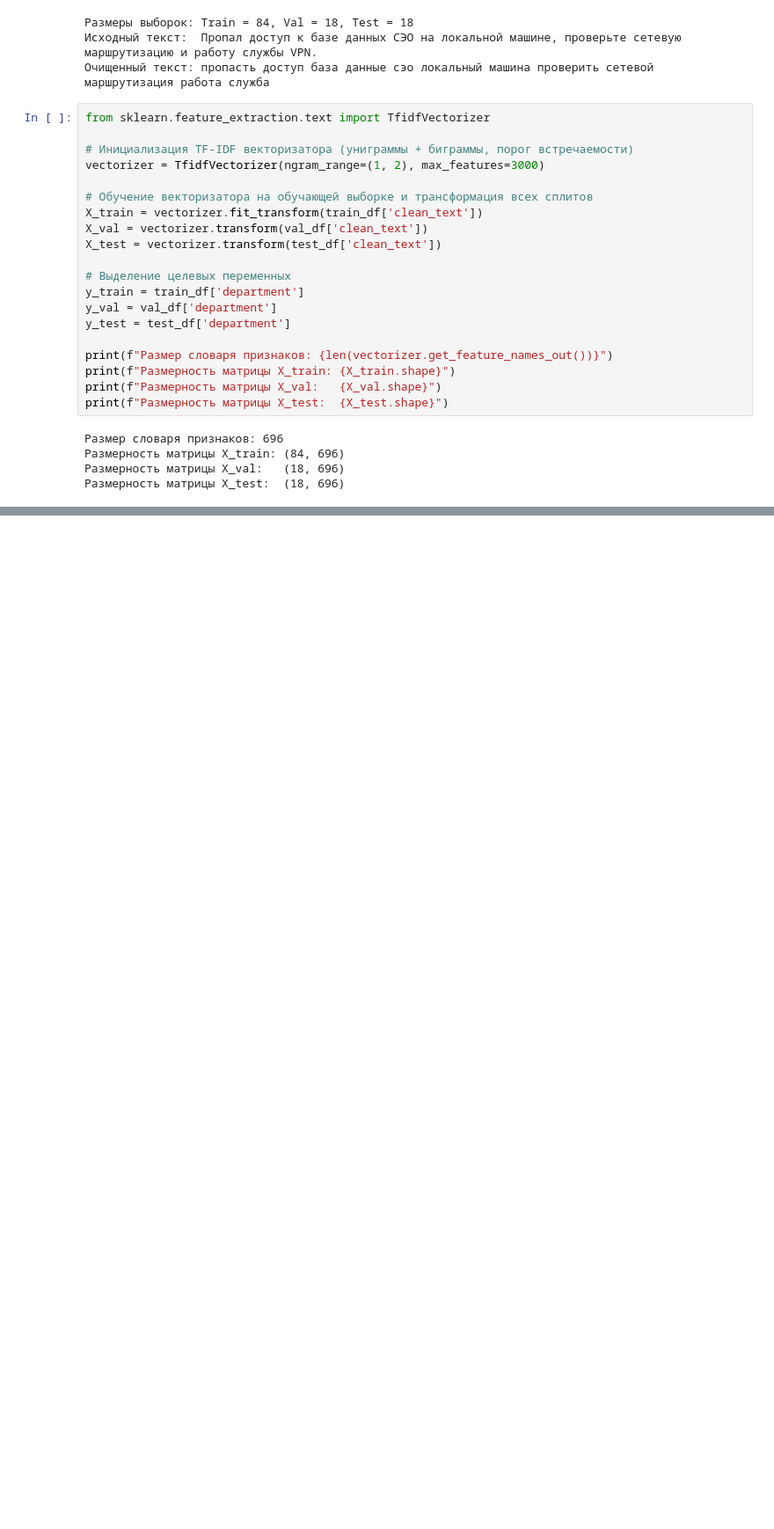
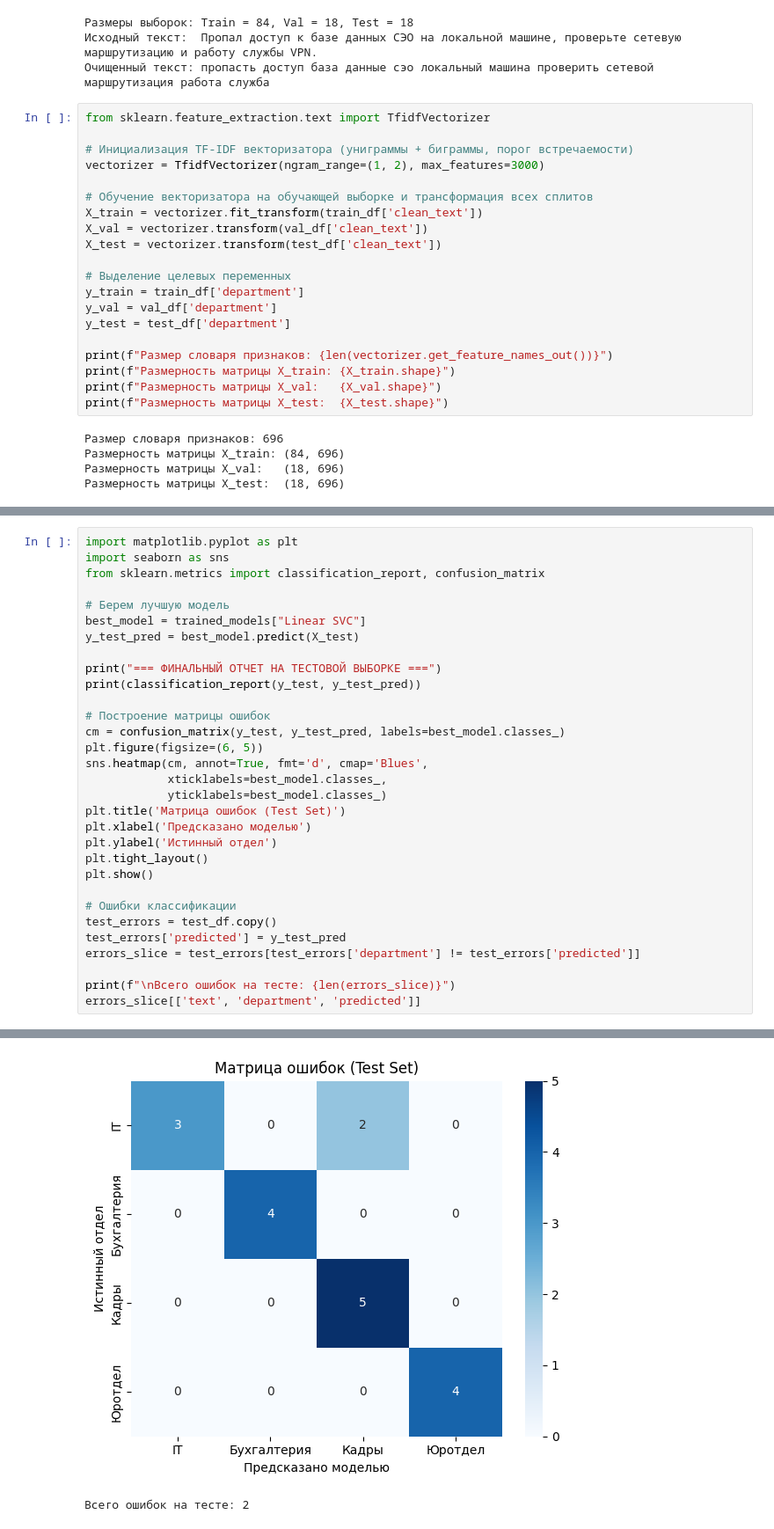
Before and after one commit to ilovemadfenmobile18-lab/doc-classification-ml, a Jupyter notebook: notebooks/01_eda_and_preprocessing.ipynb, the cells around one changed output, grey strips where cells are left out. Shown at 88% size. Drawn from its saved outputs; the diff is of its cells as text; blank space fills up the shorter version.

Commit message:
feat: evaluate models and compute confusion matrix

```diff
--- a/notebooks/01_eda_and_preprocessing.ipynb
+++ b/notebooks/01_eda_and_preprocessing.ipynb
@@ -120,0 +163,32 @@ print(f"Размерность матрицы X_test:  {X_test.shape}")
+# %%
+import matplotlib.pyplot as plt
+import seaborn as sns
+from sklearn.metrics import classification_report, confusion_matrix
+
+# Берем лучшую модель
+best_model = trained_models["Linear SVC"]
+y_test_pred = best_model.predict(X_test)
+
+print("=== ФИНАЛЬНЫЙ ОТЧЕТ НА ТЕСТОВОЙ ВЫБОРКЕ ===")
+print(classification_report(y_test, y_test_pred))
+
+# Построение матрицы ошибок
+cm = confusion_matrix(y_test, y_test_pred, labels=best_model.classes_)
+plt.figure(figsize=(6, 5))
+sns.heatmap(cm, annot=True, fmt='d', cmap='Blues',
+            xticklabels=best_model.classes_,
+            yticklabels=best_model.classes_)
+plt.title('Матрица ошибок (Test Set)')
+plt.xlabel('Предсказано моделью')
+plt.ylabel('Истинный отдел')
+plt.tight_layout()
+plt.show()
+
+# Ошибки классификации
+test_errors = test_df.copy()
+test_errors['predicted'] = y_test_pred
+errors_slice = test_errors[test_errors['department'] != test_errors['predicted']]
+
+print(f"\nВсего ошибок на тесте: {len(errors_slice)}")
+errors_slice[['text', 'department', 'predicted']]
+# %% [output]
@@ -120,0 +206,2 @@ print(f"Размерность матрицы X_test:  {X_test.shape}")
+[figure, added]
+Всего ошибок на тесте: 2
```
Also changed, not shown: parts of 2 cells of this notebook.
